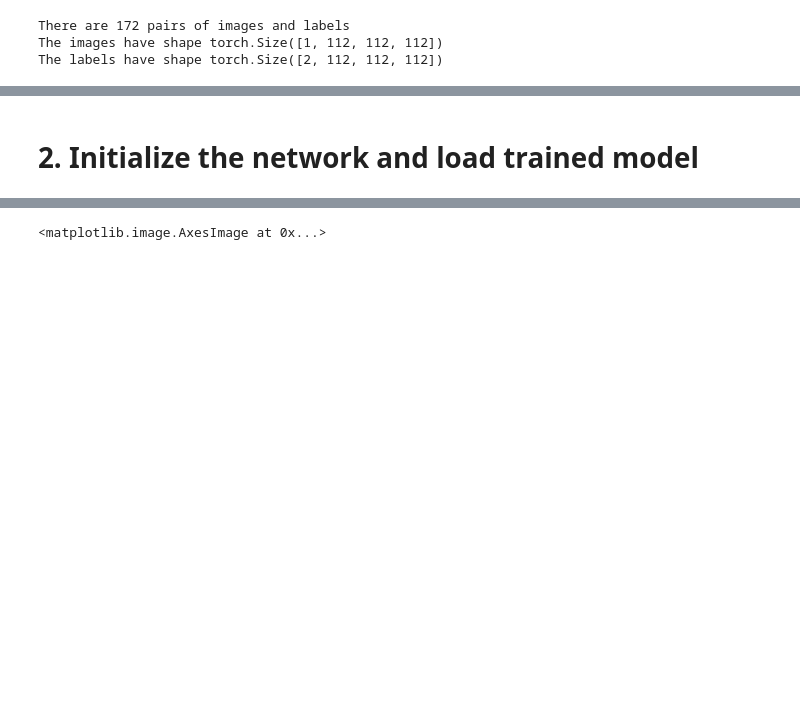
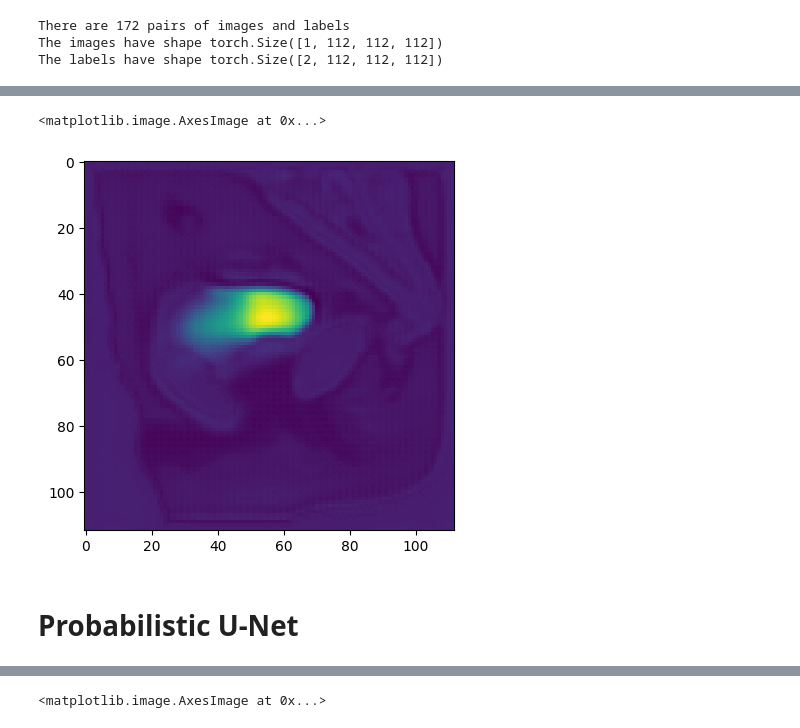
Before and after one commit to BSEL-UC3M/UncertaintyEstimation, a Jupyter notebook: notebooks/Plotter.ipynb, the cells around one changed output, grey strips where cells are left out. Cells and saved outputs as stored; diff of their text form; code cells hidden in the pictures; blank space fills up the shorter version.

Commit message:
debugging network structures

```diff
--- a/notebooks/Plotter.ipynb
+++ b/notebooks/Plotter.ipynb
@@ -39,2 +47,19 @@ The labels have shape torch.Size([2, 112, 112, 112])
+# %%
+model = UNet(in_channels=1, n_classes=2, filter_factor=2, logits=True, is3d=True)
+# %%
+checkpoint_path = os.path.split(os.getcwd())[0] + '/results/trained_models/test_bladder_unet.pth'
+# %%
+checkpoint = torch.load(checkpoint_path)
+model.load_state_dict(checkpoint)
+
+model = model.eval()
+model = model.to(device)
+# %%
+mask = model.forward(image)
+# %%
+plt.imshow(mask.cpu().detach().numpy()[0, 1, :, :, 56])
+# %% [output]
+<matplotlib.image.AxesImage at 0x...>
+[figure, added]
 # %% [markdown]
-# 2. Initialize the network and load trained model
+# Probabilistic U-Net
```
Also changed, not shown: parts of 22 cells of this notebook, 6 other files.
